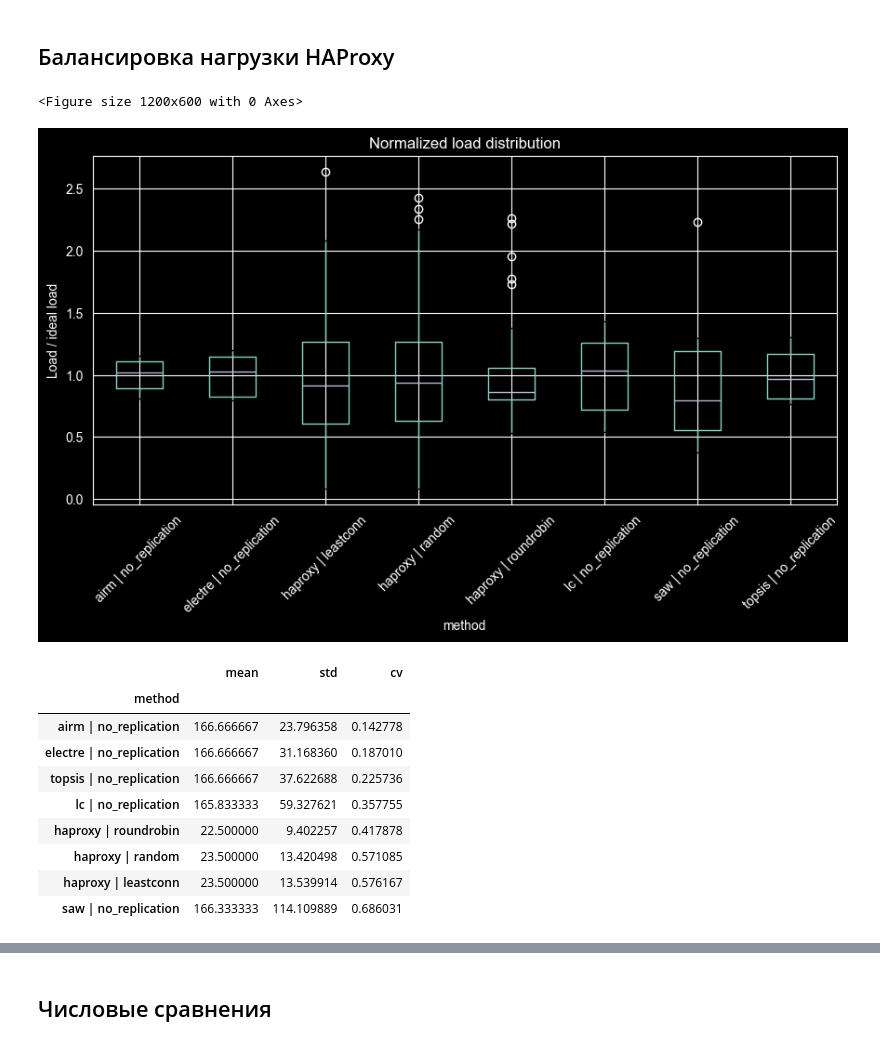
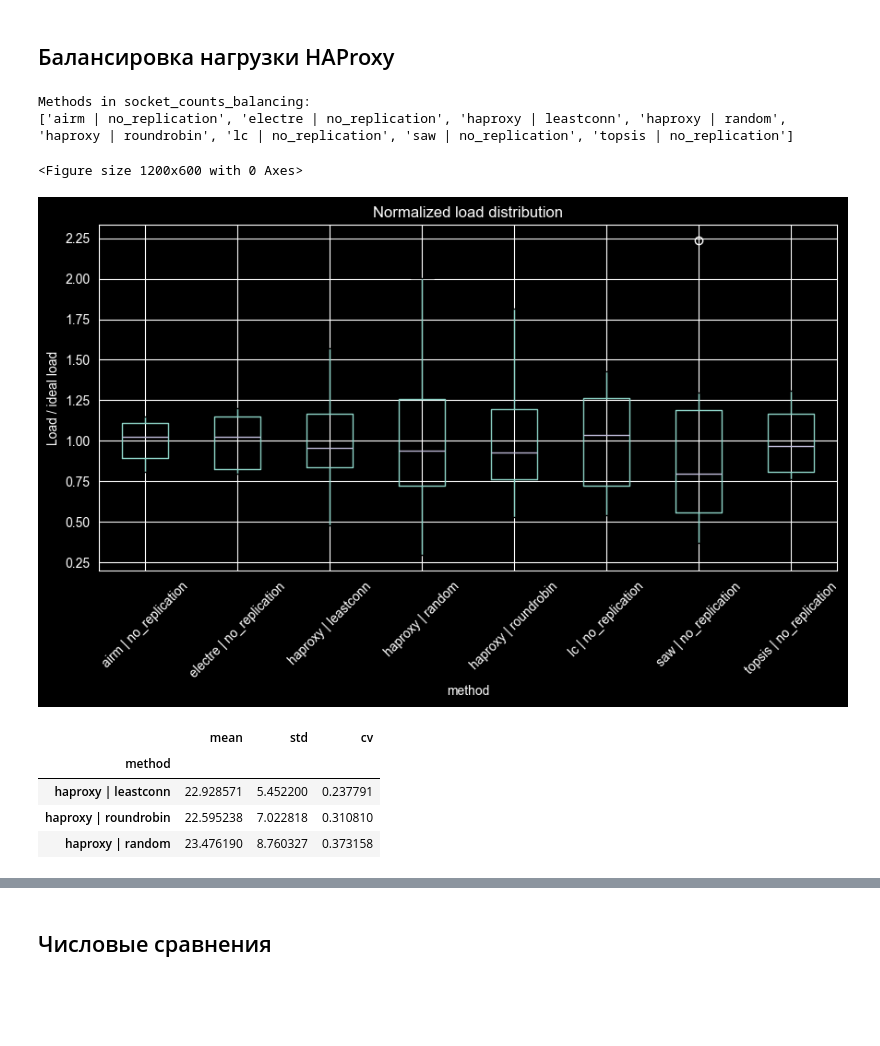
Before and after one commit to FluxBalancer/fluxbalancer-evaluation, a Jupyter notebook: src/analyze/eval_v3.ipynb, the cells around one changed output, grey strips where cells are left out. Saved outputs shown, nothing was run; the diff lists cells and outputs as text; code cells hidden in the pictures; blank space fills up the shorter version.

```diff
--- a/src/analyze/eval_v3.ipynb
+++ b/src/analyze/eval_v3.ipynb
@@ -10,8 +10,8 @@ import pandas as pd
 # plt.rcParams["figure.figsize"] = (10, 5)
 pd.set_option("display.max_columns", 200)
 # %%
-# BASE_DIR = Path("../assets/experiments/2026-03-10_21-07-34__1-4_secs")
-BASE_DIR = Path("../assets/experiments/2026-03-10_22-27-04__10-14_secs")
+BASE_DIR = Path("../assets/experiments/2026-03-10_21-07-34__1-4_secs")
+# BASE_DIR = Path("../assets/experiments/2026-03-11_15-09-57")
 # BASE_DIR = Path("../assets/experiments/2026-03-11_10-48-53__5-15_secs")
 
 BALANCER_DIR = BASE_DIR / "baseline"
@@ -522,3 +522,16 @@ df_balancing["method"].unique()
   'topsis | no_replication',      'haproxy | leastconn',
          'haproxy | random',     'haproxy | roundrobin']
 Length: 8, dtype: str
+# %%
+df_balancing_only = df_all[
+    df_all["group"].isin(["balancer_only", "haproxy"])
+].copy()
+
+print("Methods in df_balancing_only:")
+print(sorted(df_balancing_only["method"].unique()))
+
+df_balancing_only["backend"] = (
+    df_balancing_only["backend_port"]
+    .astype("string")
+    .fillna(df_balancing_only["winner_socket"])
+)
@@ -573,27 +589,40 @@ plt.show()
 # %% [markdown]
 ## Балансировка нагрузки HAProxy
+# %%
+socket_counts_balancing = (
+    df_balancing_only
+    .groupby(["method", "backend"])
+    .size()
+    .reset_index(name="count")
+)
+
+print("Methods in socket_counts_balancing:")
+print(sorted(socket_counts_balancing["method"].unique()))
+# %% [output]
+Methods in socket_counts_balancing:
+['airm | no_replication', 'electre | no_replication', 'haproxy | leastconn', 'haproxy | random', 'haproxy | roundrobin', 'lc | no_replication', 'saw | no_replication', 'topsis | no_replication']
 # %%
-socket_counts["normalized"] = (
-        socket_counts["count"] /
-        socket_counts.groupby("method")["count"].transform("mean")
+socket_counts_balancing["normalized"] = (
+        socket_counts_balancing["count"] /
+        socket_counts_balancing.groupby("method")["count"].transform("mean")
 )
 
 plt.figure(figsize=(12,6))
 
-socket_counts.boxplot(
+socket_counts_balancing.boxplot(
     column="normalized",
     by="method",
     rot=45
 )
 
 plt.title("Normalized load distribution")
 plt.suptitle("")
 plt.ylabel("Load / ideal load")
 
 plt.show()
 # %% [output]
 <Figure size 1200x600 with 0 Axes>
-[figure, old version]
+[figure, new version]
 # %%
 imbalance = socket_counts.groupby("method")["count"].agg(
     mean="mean",
@@ -606,14 +635,9 @@ imbalance.sort_values("cv")
 # %% [output]
 |  | mean | std | cv |
 | method |  |  |  |
-| airm | no_replication | 166.666667 | 23.796358 | 0.142778 |
-| electre | no_replication | 166.666667 | 31.168360 | 0.187010 |
-| topsis | no_replication | 166.666667 | 37.622688 | 0.225736 |
-| lc | no_replication | 165.833333 | 59.327621 | 0.357755 |
-| haproxy | roundrobin | 22.500000 | 9.402257 | 0.417878 |
-| haproxy | random | 23.500000 | 13.420498 | 0.571085 |
-| haproxy | leastconn | 23.500000 | 13.539914 | 0.576167 |
-| saw | no_replication | 166.333333 | 114.109889 | 0.686031 |
+| haproxy | leastconn | 22.928571 | 5.452200 | 0.237791 |
+| haproxy | roundrobin | 22.595238 | 7.022818 | 0.310810 |
+| haproxy | random | 23.476190 | 8.760327 | 0.373158 |
 # %%
 imbalance["cv"].sort_values().plot(kind="bar")
 
```
Also changed, not shown: parts of 29 cells of this notebook, 5 other files.
